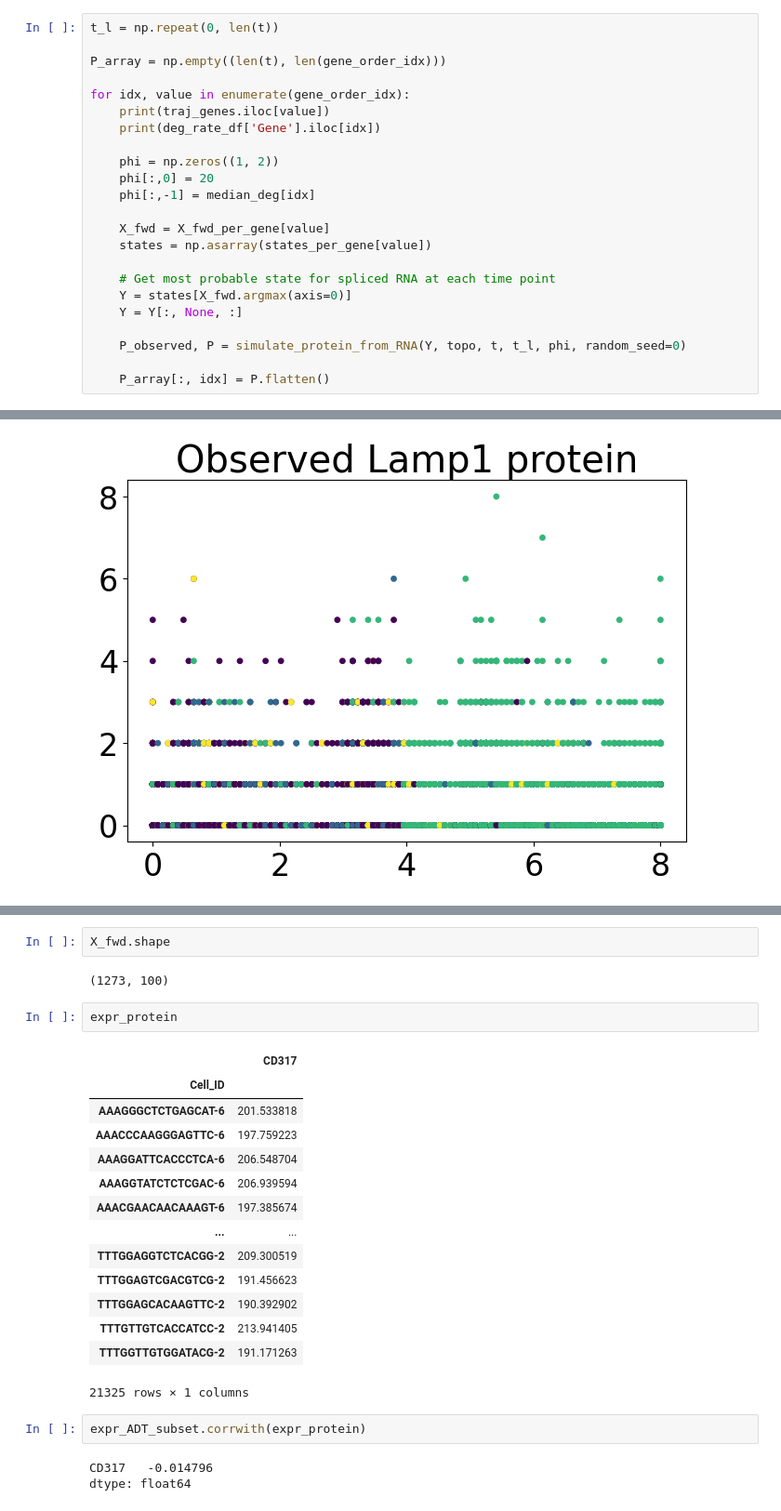
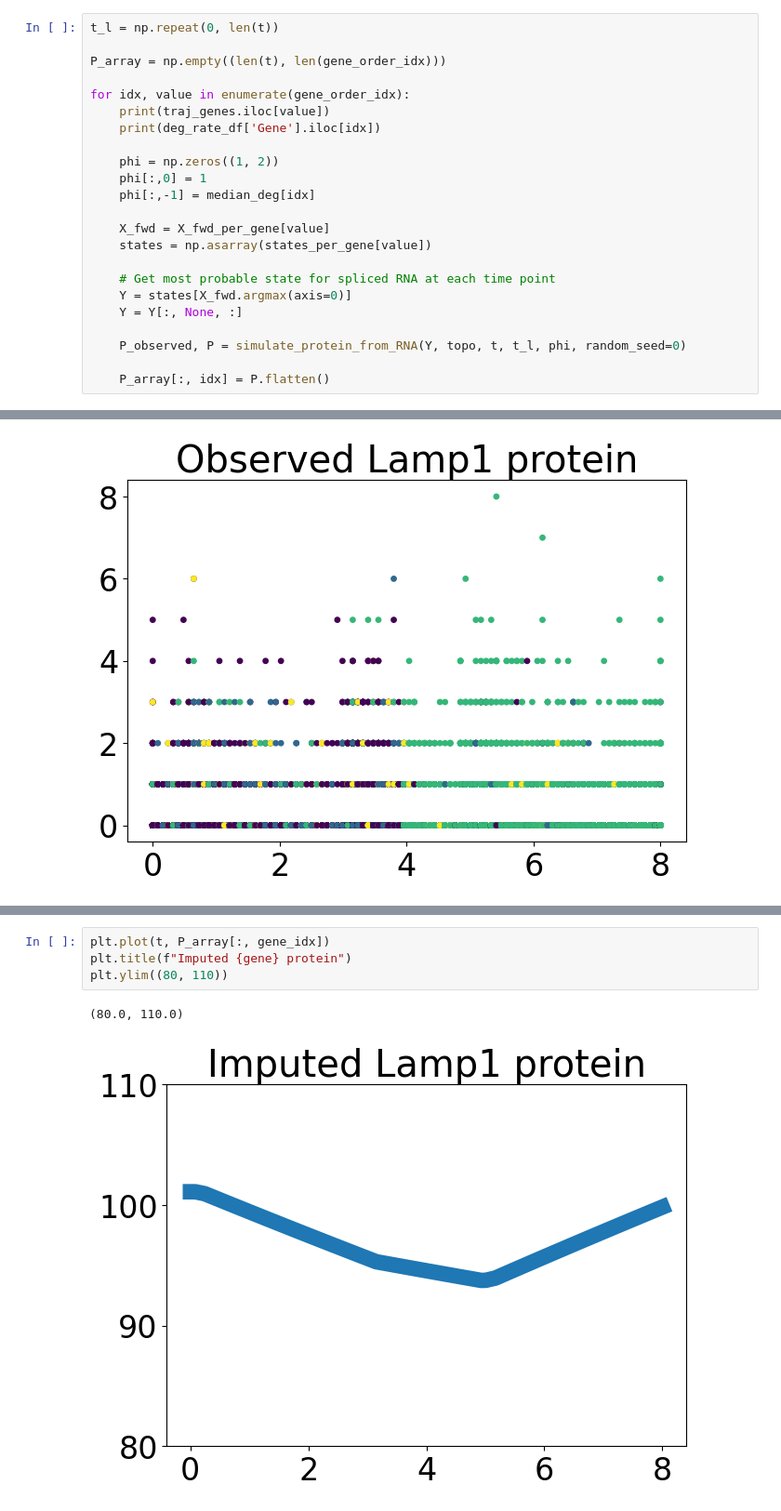
Before and after one commit to reliscu/chronocell_janssens_2025_preprint, a Jupyter notebook: 09_impute_protein_ideal.ipynb, the cells around one changed output, grey strips where cells are left out. Shown at 93% size. Cells and saved outputs as stored; diff of their text form.

Commit message:
making sure protein calcs are correct

```diff
--- a/09_impute_protein_ideal.ipynb
+++ b/09_impute_protein_ideal.ipynb
@@ -158,7 +157,7 @@ for idx, value in enumerate(gene_order_idx):
     print(deg_rate_df['Gene'].iloc[idx])
 
     phi = np.zeros((1, 2))
-    phi[:,0] = 20
+    phi[:,0] = 1
     phi[:,-1] = median_deg[idx]
 
     X_fwd = X_fwd_per_gene[value]
@@ -269,26 +243,7 @@ Text(0.5, 1.0, 'Lamp1 RNA')
-# %%
-X_fwd.shape
-# %% [output]
-(1273, 100)
-# %%
-expr_protein
-# %% [output]
-|  | CD317 |
-| Cell_ID |  |
-| AAAGGGCTCTGAGCAT-6 | 201.533818 |
-| AAACCCAAGGGAGTTC-6 | 197.759223 |
-| AAAGGATTCACCCTCA-6 | 206.548704 |
-| AAAGGTATCTCTCGAC-6 | 206.939594 |
-| AAACGAACAACAAAGT-6 | 197.385674 |
-| ... | ... |
-| TTTGGAGGTCTCACGG-2 | 209.300519 |
-| TTTGGAGTCGACGTCG-2 | 191.456623 |
-| TTTGGAGCACAAGTTC-2 | 190.392902 |
-| TTTGTTGTCACCATCC-2 | 213.941405 |
-| TTTGGTTGTGGATACG-2 | 191.171263 |
-21325 rows × 1 columns
-# %%
-expr_ADT_subset.corrwith(expr_protein)
-# %% [output]
-CD317   -0.014796
-dtype: float64
+# %%
+plt.plot(t, P_array[:, gene_idx])
+plt.title(f"Imputed {gene} protein")
+plt.ylim((80, 110))
+# %% [output]
+(80.0, 110.0)
+[figure, added]
```
Also changed, not shown: parts of 18 cells of this notebook, 3 other files.
